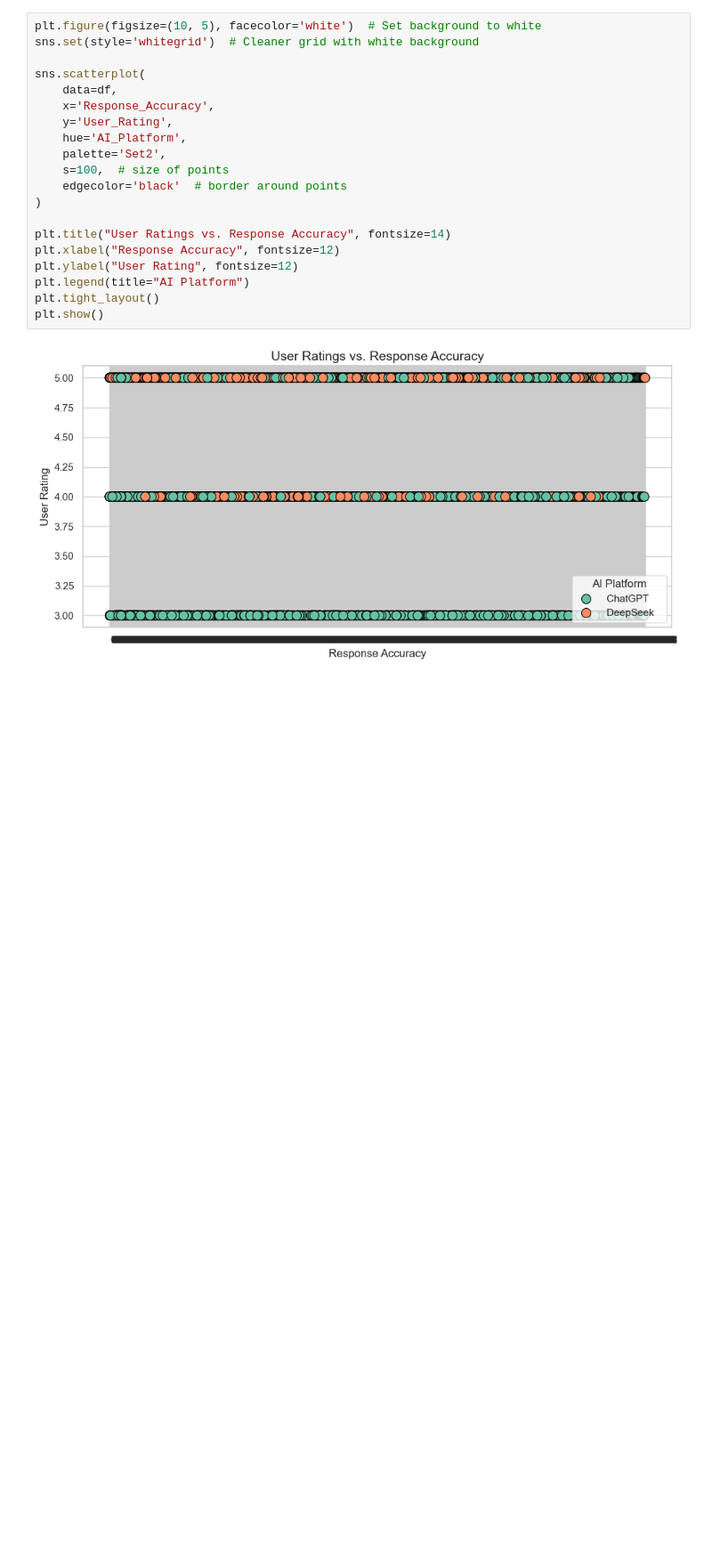
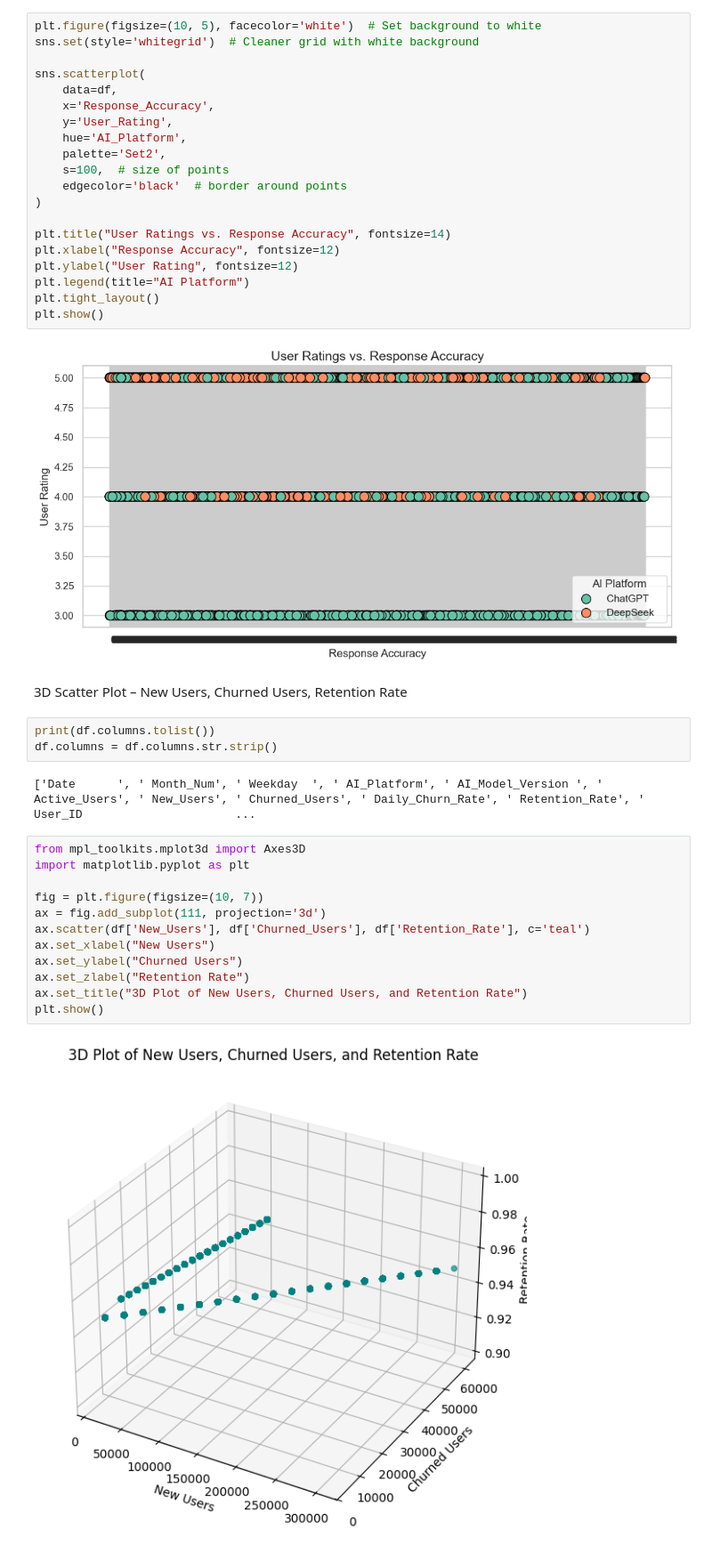
Before and after one commit to srujannayak32/DAV_ASSIGNMENT-189, a Jupyter notebook: main.ipynb, the cells around one changed output. Shown at 89% size. Drawn from its saved outputs; the diff is of its cells as text; blank space fills up the shorter version.

```diff
--- a/main.ipynb
+++ b/main.ipynb
@@ -730,3 +730,24 @@ plt.tight_layout()
 plt.show()
 # %% [output]
 [figure]
+# %% [markdown]
+3D Scatter Plot – New Users, Churned Users, Retention Rate
+# %%
+print(df.columns.tolist())
+df.columns = df.columns.str.strip()
+# %% [output]
+['Date      ', ' Month_Num', ' Weekday  ', ' AI_Platform', ' AI_Model_Version ', ' Active_Users', ' New_Users', ' Churned_Users', ' Daily_Churn_Rate', ' Retention_Rate', ' User_ID                      ...
+# %%
+from mpl_toolkits.mplot3d import Axes3D
+import matplotlib.pyplot as plt
+
+fig = plt.figure(figsize=(10, 7))
+ax = fig.add_subplot(111, projection='3d')
+ax.scatter(df['New_Users'], df['Churned_Users'], df['Retention_Rate'], c='teal')
+ax.set_xlabel("New Users")
+ax.set_ylabel("Churned Users")
+ax.set_zlabel("Retention Rate")
+ax.set_title("3D Plot of New Users, Churned Users, and Retention Rate")
+plt.show()
+# %% [output]
+[figure, added]
```
Also changed, not shown: parts of 10 cells of this notebook.
